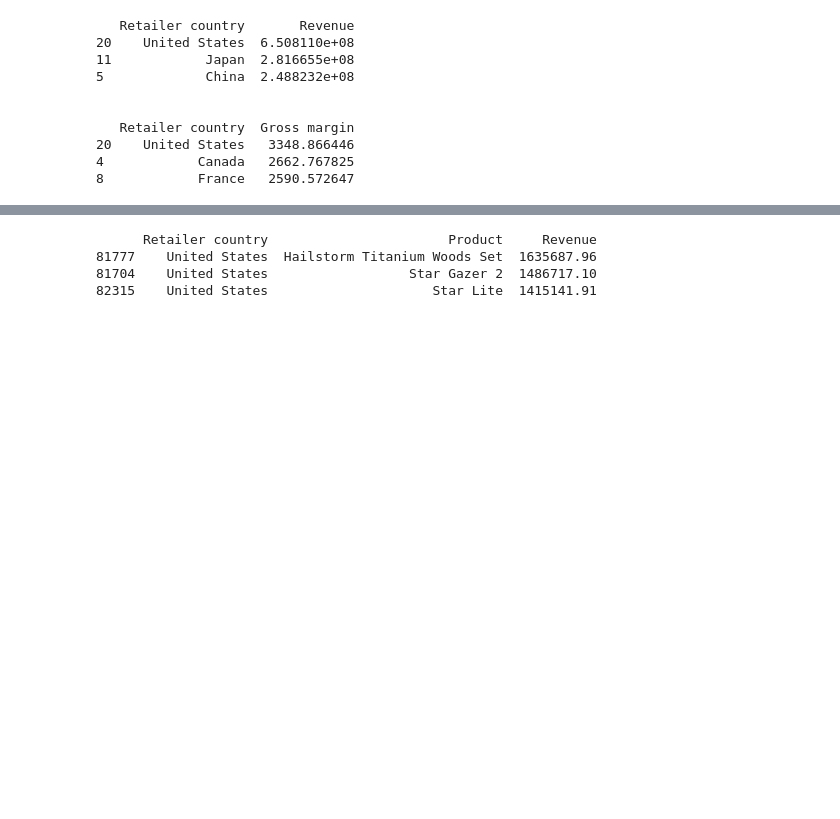
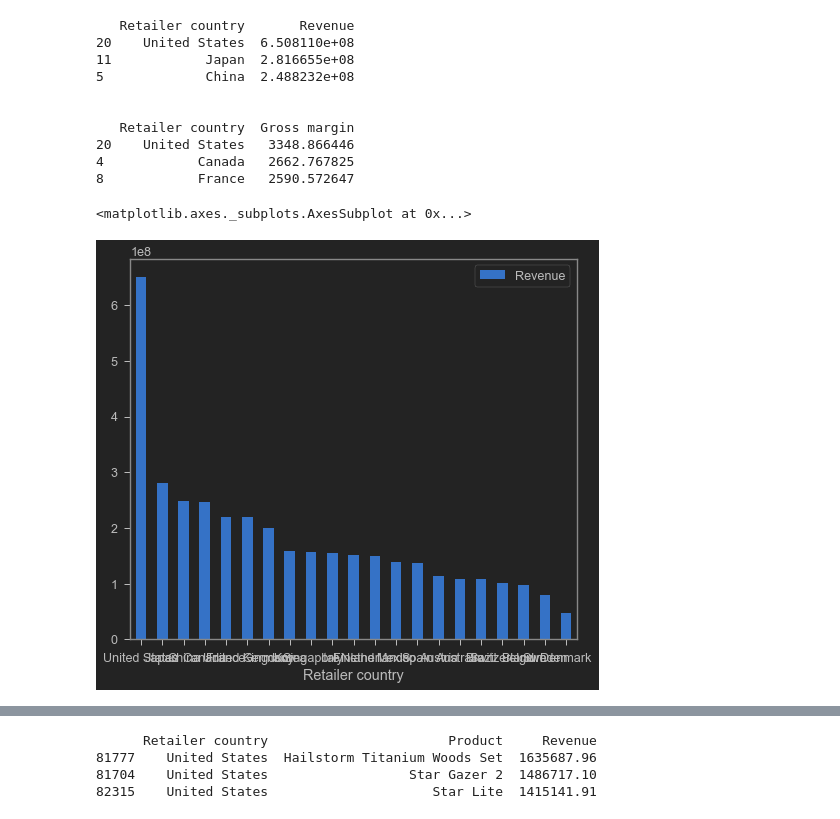
Before and after one commit to nipunaupeksha/retail-details-assignment, a Jupyter notebook: Assignment.ipynb, the cells around one changed output, grey strips where cells are left out. Drawn from its saved outputs; the diff is of its cells as text; code cells hidden in the pictures; blank space fills up the shorter version.

```diff
--- a/Assignment.ipynb
+++ b/Assignment.ipynb
@@ -85,3 +85,9 @@ print(grossDf.iloc[:3])
 20    United States   3348.866446
 4            Canada   2662.767825
 8            France   2590.572647
+# %%
+#Matplotlib plot of "Top Revenue"
+revDf.plot.bar(x="Retailer country",y="Revenue",rot=0)
+# %% [output]
+<matplotlib.axes._subplots.AxesSubplot at 0x...>
+[figure, added]
```
Also changed, not shown: parts of 8 cells of this notebook.
